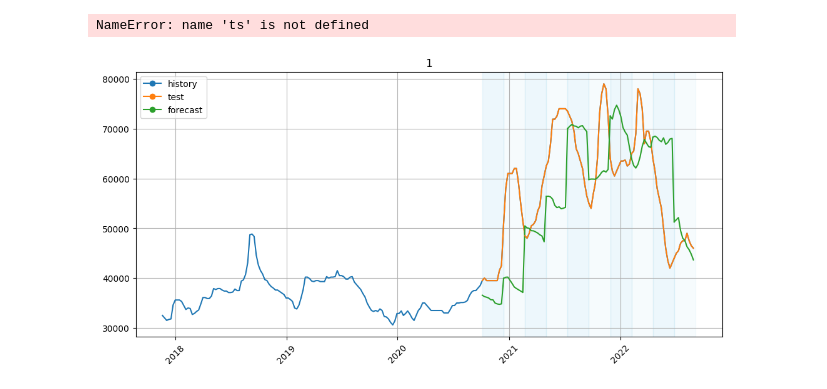
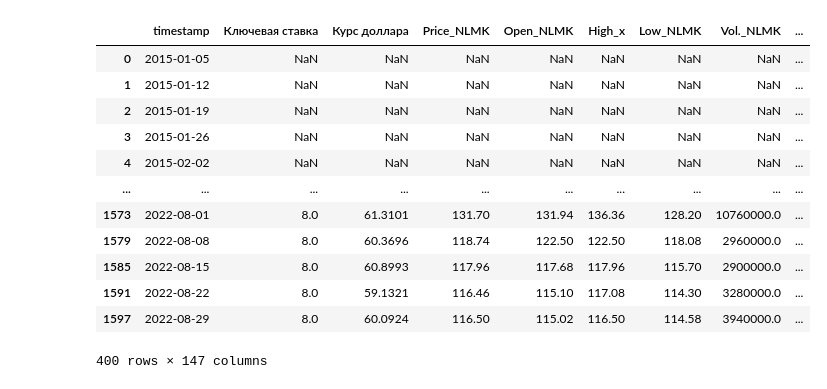
Before and after one commit to fropych/cpek, a Jupyter notebook: main.ipynb, the cells around one changed output. Cells and saved outputs as stored; diff of their text form; code cells hidden in the pictures.

```diff
--- a/main.ipynb
+++ b/main.ipynb
@@ -357,10 +234,3 @@ plot_forecast(preds, test_ts, train_ts)
-# %%
-ts.plot(column='ГБЖ_Россия, FCA руб./т, без НДС')
-# %% [output]
-NameError: name 'ts' is not defined
-# %%
-from etna.analysis import plot_backtest
-
-plot_backtest(forecast_df=forecast, ts=train_ts, history_len=150)
-# %% [output]
-[figure, removed]
+# %%
+features_train_df = merge_data(PATH, True)
+features_test_df = merge_data(PATH, False)
@@ -366,0 +259,16 @@ plot_backtest(forecast_df=forecast, ts=train_ts, history_len=150)
+# %%
+features_train_df
+# %% [output]
+|  | timestamp | Ключевая ставка | Курс доллара | Price_NLMK | Open_NLMK | High_x | Low_NLMK | Vol._NLMK | ... |
+| 0 | 2015-01-05 | NaN | NaN | NaN | NaN | NaN | NaN | NaN | ... |
+| 1 | 2015-01-12 | NaN | NaN | NaN | NaN | NaN | NaN | NaN | ... |
+| 2 | 2015-01-19 | NaN | NaN | NaN | NaN | NaN | NaN | NaN | ... |
+| 3 | 2015-01-26 | NaN | NaN | NaN | NaN | NaN | NaN | NaN | ... |
+| 4 | 2015-02-02 | NaN | NaN | NaN | NaN | NaN | NaN | NaN | ... |
+| ... | ... | ... | ... | ... | ... | ... | ... | ... | ... |
+| 1573 | 2022-08-01 | 8.0 | 61.3101 | 131.70 | 131.94 | 136.36 | 128.20 | 10760000.0 | ... |
+| 1579 | 2022-08-08 | 8.0 | 60.3696 | 118.74 | 122.50 | 122.50 | 118.08 | 2960000.0 | ... |
+| 1585 | 2022-08-15 | 8.0 | 60.8993 | 117.96 | 117.68 | 117.96 | 115.70 | 2900000.0 | ... |
+| 1591 | 2022-08-22 | 8.0 | 59.1321 | 116.46 | 115.10 | 117.08 | 114.30 | 3280000.0 | ... |
+| 1597 | 2022-08-29 | 8.0 | 60.0924 | 116.50 | 115.02 | 116.50 | 114.58 | 3940000.0 | ... |
+400 rows × 147 columns
```
Also changed, not shown: parts of 52 cells of this notebook, 2 other files.
